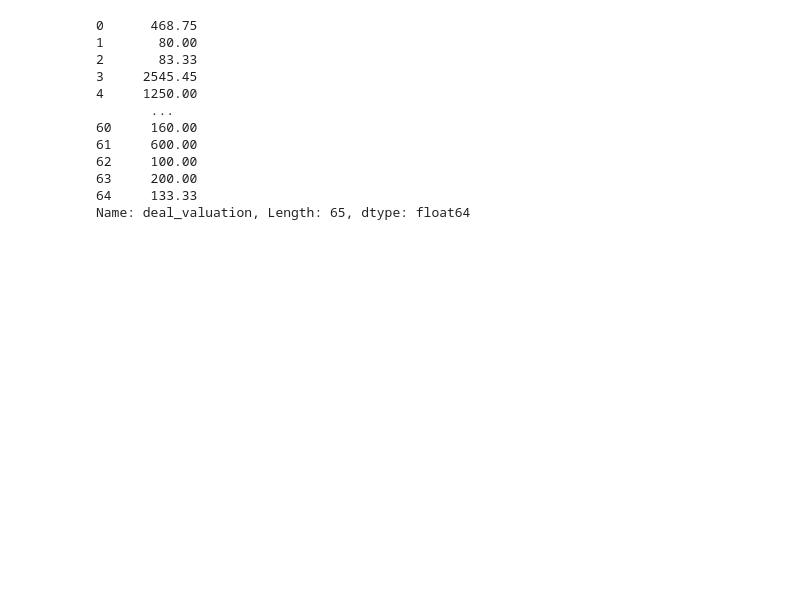
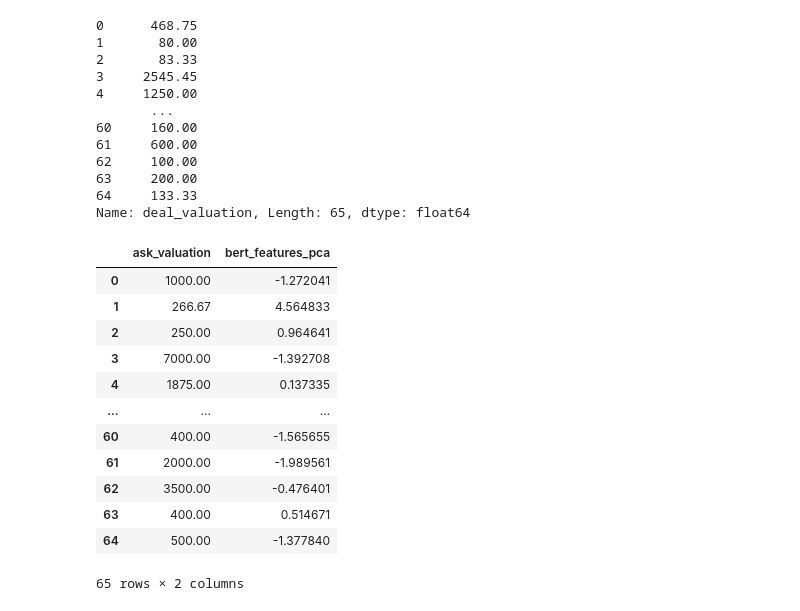
Before and after one commit to manya706/dAppFund, a Jupyter notebook: valuation/model_analysis.ipynb, the cells around one changed output. Saved outputs shown, nothing was run; the diff lists cells and outputs as text; code cells hidden in the pictures; blank space fills up the shorter version.

```diff
--- a/valuation/model_analysis.ipynb
+++ b/valuation/model_analysis.ipynb
@@ -83,6 +85,24 @@ X_norm = scaler.fit_transform(x)
 # Perform k-fold cross-validation
 k = 16
 kf = KFold(n_splits=k, shuffle=True, random_state=42)
+# %%
+x = x.drop(['Unnamed: 0'],axis=1)
+# %%
+x
+# %% [output]
+|  | ask_valuation | bert_features_pca |
+| 0 | 1000.00 | -1.272041 |
+| 1 | 266.67 | 4.564833 |
+| 2 | 250.00 | 0.964641 |
+| 3 | 7000.00 | -1.392708 |
+| 4 | 1875.00 | 0.137335 |
+| ... | ... | ... |
+| 60 | 400.00 | -1.565655 |
+| 61 | 2000.00 | -1.989561 |
+| 62 | 3500.00 | -0.476401 |
+| 63 | 400.00 | 0.514671 |
+| 64 | 500.00 | -1.377840 |
+65 rows × 2 columns
 # %%
 X_norm
 # %% [output]
```
Also changed, not shown: parts of 8 cells of this notebook, 6 other files.
